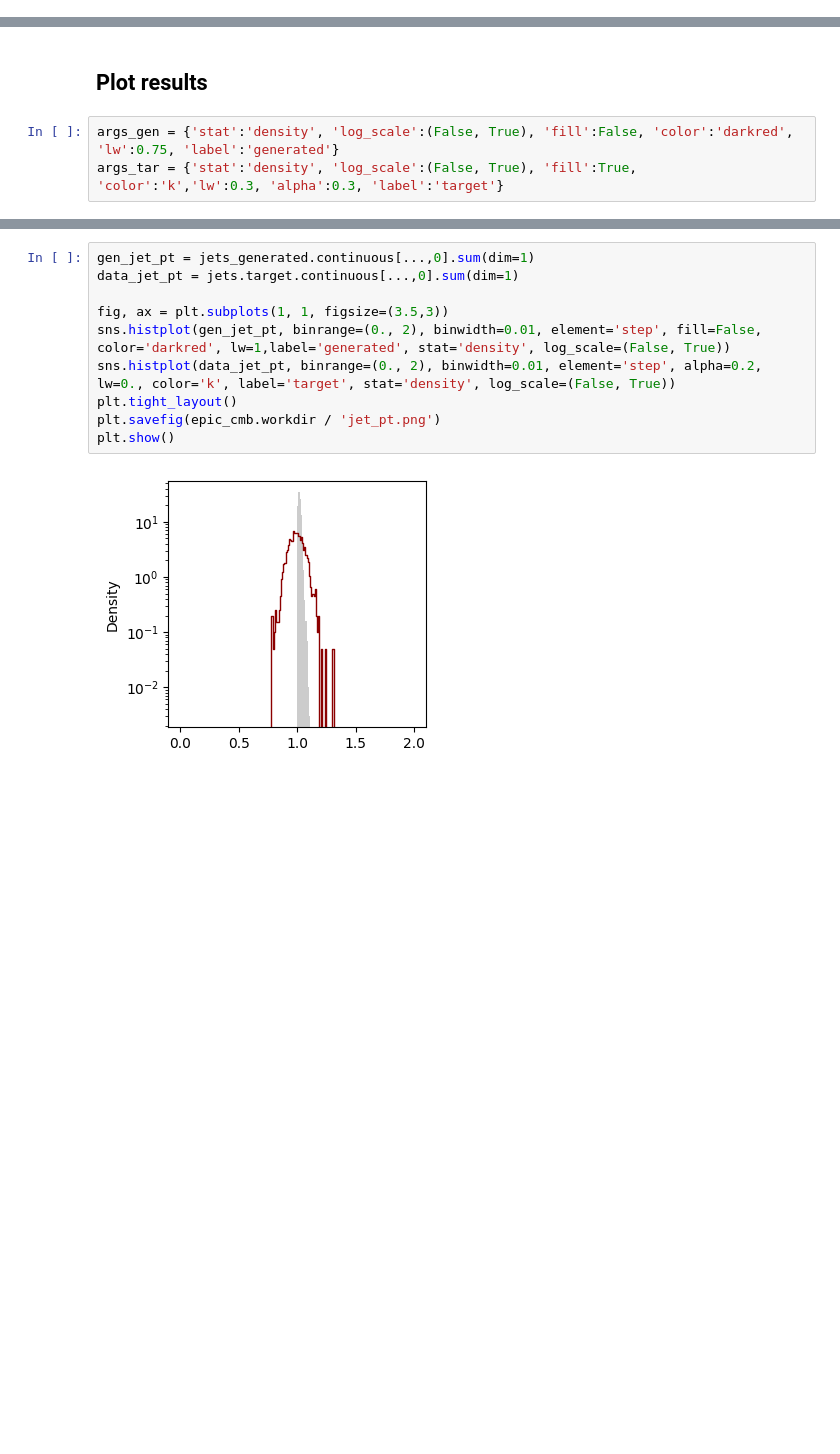
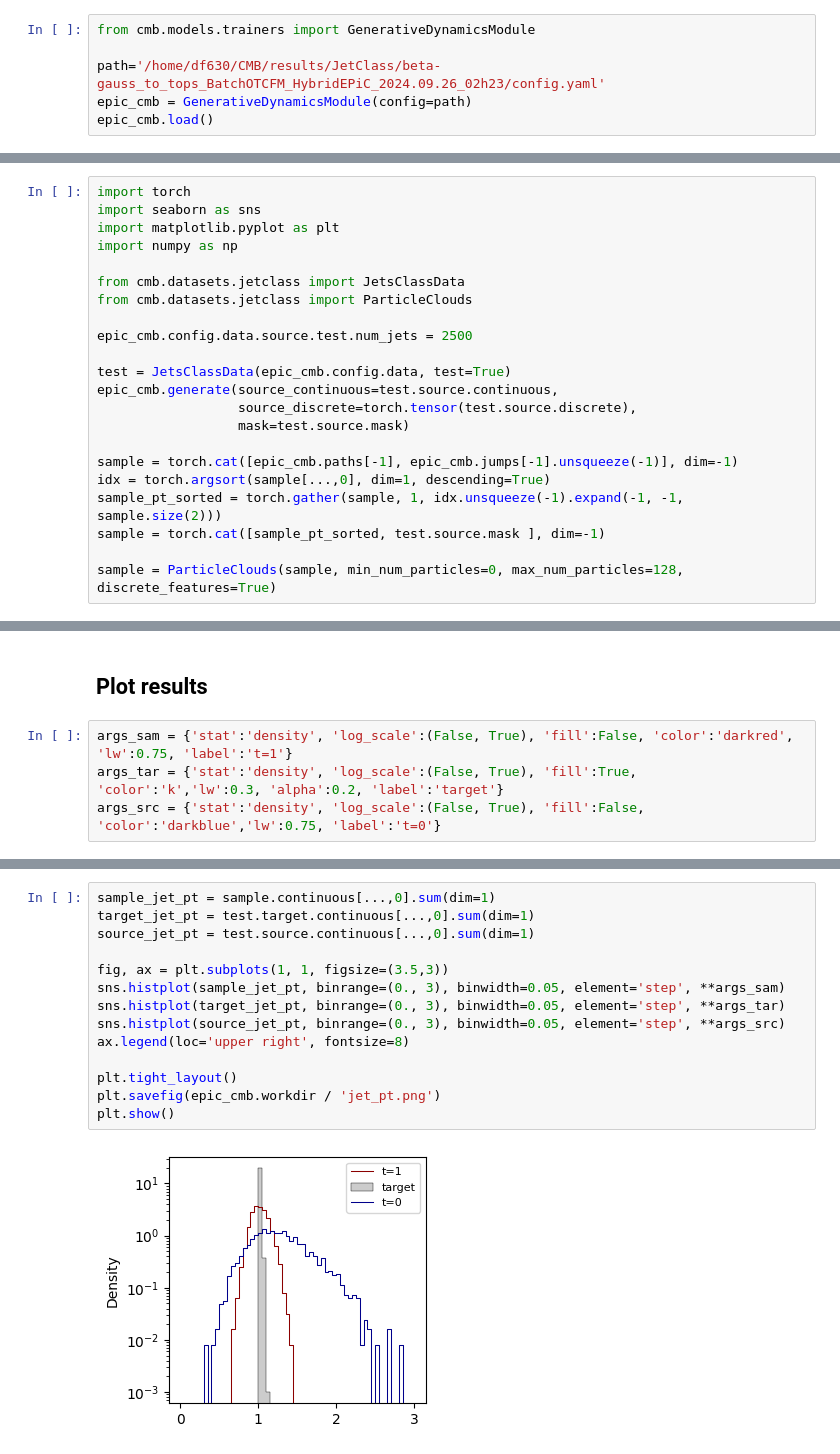
Before and after one commit to dfaroughy/CMB, a Jupyter notebook: experiments/jetclass/train_epic_hybrid.ipynb, the cells around one changed output, grey strips where cells are left out. Saved outputs shown, nothing was run; the diff lists cells and outputs as text; blank space fills up the shorter version.

```diff
--- a/experiments/jetclass/train_epic_hybrid.ipynb
+++ b/experiments/jetclass/train_epic_hybrid.ipynb
@@ -80,0 +85,6 @@ INFO: train size: 90000, validation size: 10000, testing sizes: 0
+# %%
+from cmb.models.trainers import GenerativeDynamicsModule
+
+path='/home/df630/CMB/results/JetClass/beta-gauss_to_tops_BatchOTCFM_HybridEPiC_2024.09.26_02h23/config.yaml'
+epic_cmb = GenerativeDynamicsModule(config=path)
+epic_cmb.load()
@@ -104,0 +104,22 @@ mask_data = jets.target.mask > 0
+# %%
+import torch
+import seaborn as sns
+import matplotlib.pyplot as plt
+import numpy as np
+
+from cmb.datasets.jetclass import JetsClassData
+from cmb.datasets.jetclass import ParticleClouds
+
+epic_cmb.config.data.source.test.num_jets = 2500
+
+test = JetsClassData(epic_cmb.config.data, test=True)
+epic_cmb.generate(source_continuous=test.source.continuous,
+                  source_discrete=torch.tensor(test.source.discrete),
+                  mask=test.source.mask)
+
+sample = torch.cat([epic_cmb.paths[-1], epic_cmb.jumps[-1].unsqueeze(-1)], dim=-1)
+idx = torch.argsort(sample[...,0], dim=1, descending=True)
+sample_pt_sorted = torch.gather(sample, 1, idx.unsqueeze(-1).expand(-1, -1, sample.size(2)))
+sample = torch.cat([sample_pt_sorted, test.source.mask ], dim=-1)
+
+sample = ParticleClouds(sample, min_num_particles=0, max_num_particles=128, discrete_features=True)
@@ -105,6 +128,7 @@ mask_data = jets.target.mask > 0
 # %% [markdown]
 ## Plot results
 # %%
-args_gen = {'stat':'density', 'log_scale':(False, True), 'fill':False, 'color':'darkred', 'lw':0.75, 'label':'generated'}
-args_tar = {'stat':'density', 'log_scale':(False, True), 'fill':True, 'color':'k','lw':0.3, 'alpha':0.3, 'label':'target'}
+args_sam = {'stat':'density', 'log_scale':(False, True), 'fill':False, 'color':'darkred', 'lw':0.75, 'label':'t=1'}
+args_tar = {'stat':'density', 'log_scale':(False, True), 'fill':True, 'color':'k','lw':0.3, 'alpha':0.2, 'label':'target'}
+args_src = {'stat':'density', 'log_scale':(False, True), 'fill':False, 'color':'darkblue','lw':0.75, 'label':'t=0'}
 # %%
@@ -211,12 +272,16 @@ plt.show()
 # %%
-gen_jet_pt = jets_generated.continuous[...,0].sum(dim=1)
-data_jet_pt = jets.target.continuous[...,0].sum(dim=1)
+sample_jet_pt = sample.continuous[...,0].sum(dim=1)
+target_jet_pt = test.target.continuous[...,0].sum(dim=1)
+source_jet_pt = test.source.continuous[...,0].sum(dim=1)
 
 fig, ax = plt.subplots(1, 1, figsize=(3.5,3))
-sns.histplot(gen_jet_pt, binrange=(0., 2), binwidth=0.01, element='step', fill=False, color='darkred', lw=1,label='generated', stat='density', log_scale=(False, True))
-sns.histplot(data_jet_pt, binrange=(0., 2), binwidth=0.01, element='step', alpha=0.2, lw=0., color='k', label='target', stat='density', log_scale=(False, True))
+sns.histplot(sample_jet_pt, binrange=(0., 3), binwidth=0.05, element='step', **args_sam)
+sns.histplot(target_jet_pt, binrange=(0., 3), binwidth=0.05, element='step', **args_tar)
+sns.histplot(source_jet_pt, binrange=(0., 3), binwidth=0.05, element='step', **args_src)
+ax.legend(loc='upper right', fontsize=8)
+
 plt.tight_layout()
 plt.savefig(epic_cmb.workdir / 'jet_pt.png')
 plt.show()
 # %% [output]
-[figure, old version]
+[figure, new version]
```
Also changed, not shown: parts of 22 cells of this notebook, 14 other files.
